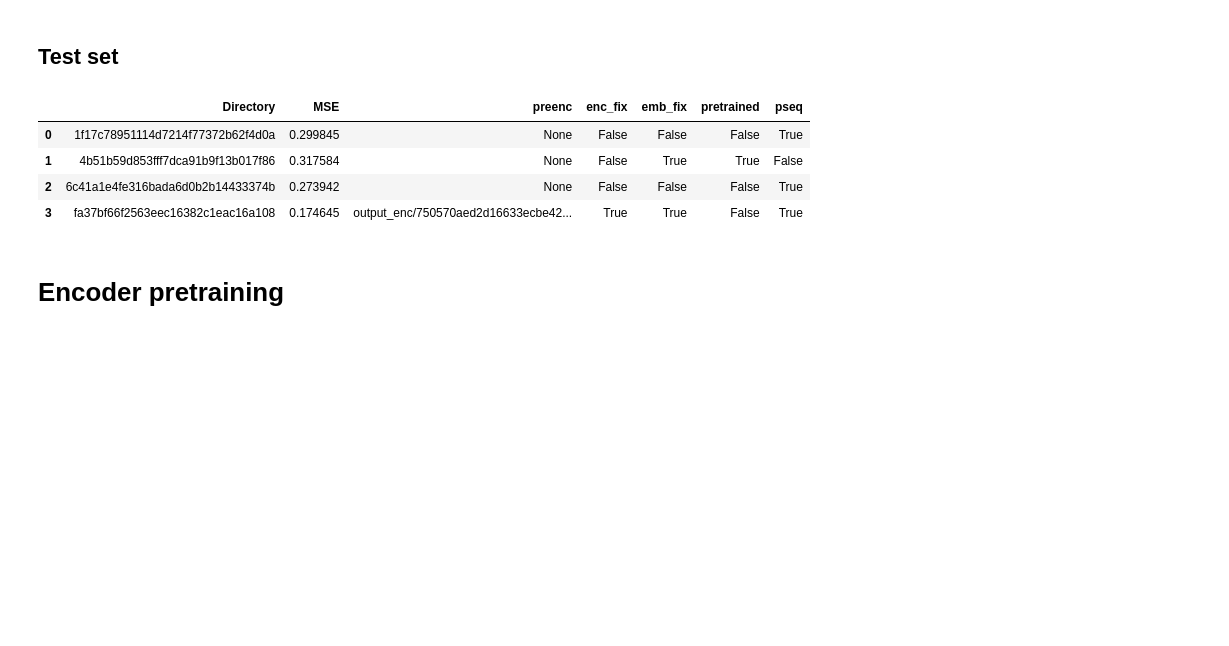
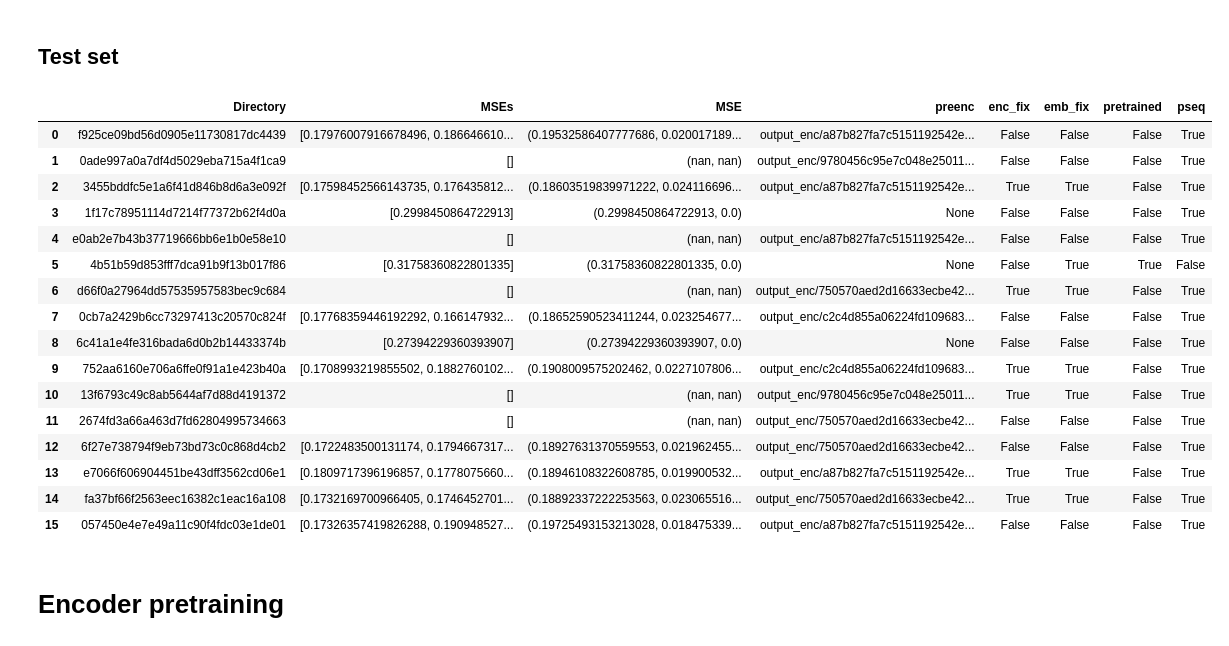
Before and after one commit to FarjanaSultanaMim/DiscoShuffle, a Jupyter notebook: jpnb/experiment.ipynb, the cells around one changed output. Saved outputs shown, nothing was run; the diff lists cells and outputs as text; code cells hidden in the pictures; blank space fills up the shorter version.

```diff
--- a/jpnb/experiment.ipynb
+++ b/jpnb/experiment.ipynb
@@ -70,24 +72,39 @@ df[cols].sort_values(by="Time", ascending=False)
 # %%
 # Gather all results.
 results = []
 
 for d in glob.glob("../output/*"):
-    if not os.path.exists(os.path.join(d, "prediction_f1.json")):
+    if not os.path.exists(os.path.join(d, "param.txt")):
         continue
 
     prm = dict([p.strip().split("=", 1) for p in open(os.path.join(d, "param.txt"))])
 
-    p = json.load(open(os.path.join(d, "prediction_f1.json")))
+    p = [json.load(open(os.path.join(d, "prediction_f{}.json".format(i)))) for i in range(5) if os.path.exists(os.path.join(d, "prediction_f{}.json".format(i)))]
+    p = np.array([x["MSE"] for x in p])
+
     prm["Directory"] = os.path.basename(d)
-    prm["MSE"] = p["MSE"]
+    prm["MSEs"] = p
+    prm["MSE"] = p.mean(), p.std()
 
     results += [prm]
 
 df = pd.DataFrame(results)
-df[["Directory", "MSE", "preenc", "enc_fix", "emb_fix", "pretrained", "pseq"]]
+df[["Directory", "MSEs", "MSE", "preenc", "enc_fix", "emb_fix", "pretrained", "pseq"]]
 # %% [output]
-|  | Directory | MSE | preenc | enc_fix | emb_fix | pretrained | pseq |
-| 0 | 1f17c78951114d7214f77372b62f4d0a | 0.299845 | None | False | False | False | True |
-| 1 | 4b51b59d853fff7dca91b9f13b017f86 | 0.317584 | None | False | True | True | False |
-| 2 | 6c41a1e4fe316bada6d0b2b14433374b | 0.273942 | None | False | False | False | True |
-| 3 | fa37bf66f2563eec16382c1eac16a108 | 0.174645 | output_enc/750570aed2d16633ecbe42... | True | True | False | True |
+|  | Directory | MSEs | MSE | preenc | enc_fix | emb_fix | pretrained | pseq |
+| 0 | f925ce09bd56d0905e11730817dc4439 | [0.17976007916678496, 0.186646610... | (0.19532586407777686, 0.020017189... | output_enc/a87b827fa7c5151192542e... | False | False | False | True |
+| 1 | 0ade997a0a7df4d5029eba715a4f1ca9 | [] | (nan, nan) | output_enc/9780456c95e7c048e25011... | False | False | False | True |
+| 2 | 3455bddfc5e1a6f41d846b8d6a3e092f | [0.17598452566143735, 0.176435812... | (0.18603519839971222, 0.024116696... | output_enc/a87b827fa7c5151192542e... | True | True | False | True |
+| 3 | 1f17c78951114d7214f77372b62f4d0a | [0.2998450864722913] | (0.2998450864722913, 0.0) | None | False | False | False | True |
+| 4 | e0ab2e7b43b37719666bb6e1b0e58e10 | [] | (nan, nan) | output_enc/a87b827fa7c5151192542e... | False | False | False | True |
+| 5 | 4b51b59d853fff7dca91b9f13b017f86 | [0.31758360822801335] | (0.31758360822801335, 0.0) | None | False | True | True | False |
+| 6 | d66f0a27964dd57535957583bec9c684 | [] | (nan, nan) | output_enc/750570aed2d16633ecbe42... | True | True | False | True |
+| 7 | 0cb7a2429b6cc73297413c20570c824f | [0.17768359446192292, 0.166147932... | (0.18652590523411244, 0.023254677... | output_enc/c2c4d855a06224fd109683... | False | False | False | True |
+| 8 | 6c41a1e4fe316bada6d0b2b14433374b | [0.27394229360393907] | (0.27394229360393907, 0.0) | None | False | False | False | True |
+| 9 | 752aa6160e706a6ffe0f91a1e423b40a | [0.1708993219855502, 0.1882760102... | (0.1908009575202462, 0.0227107806... | output_enc/c2c4d855a06224fd109683... | True | True | False | True |
+| 10 | 13f6793c49c8ab5644af7d88d4191372 | [] | (nan, nan) | output_enc/9780456c95e7c048e25011... | True | True | False | True |
+| 11 | 2674fd3a66a463d7fd62804995734663 | [] | (nan, nan) | output_enc/750570aed2d16633ecbe42... | False | False | False | True |
+| 12 | 6f27e738794f9eb73bd73c0c868d4cb2 | [0.1722483500131174, 0.1794667317... | (0.18927631370559553, 0.021962455... | output_enc/750570aed2d16633ecbe42... | False | False | False | True |
+| 13 | e7066f606904451be43dff3562cd06e1 | [0.1809717396196857, 0.1778075660... | (0.18946108322608785, 0.019900532... | output_enc/a87b827fa7c5151192542e... | True | True | False | True |
+| 14 | fa37bf66f2563eec16382c1eac16a108 | [0.1732169700966405, 0.1746452701... | (0.18892337222253563, 0.023065516... | output_enc/750570aed2d16633ecbe42... | True | True | False | True |
+| 15 | 057450e4e7e49a11c90f4fdc03e1de01 | [0.17326357419826288, 0.190948527... | (0.19725493153213028, 0.018475339... | output_enc/a87b827fa7c5151192542e... | False | False | False | True |
```
Also changed, not shown: parts of 2 cells of this notebook, 3 other files.
